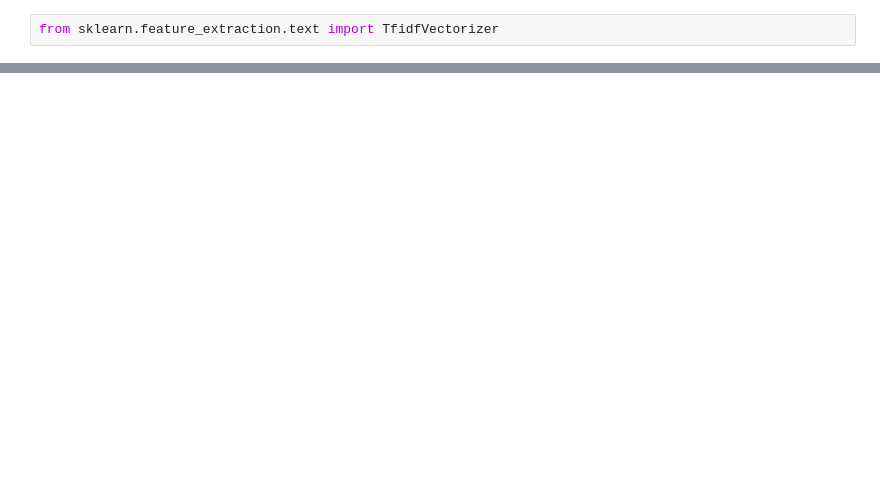
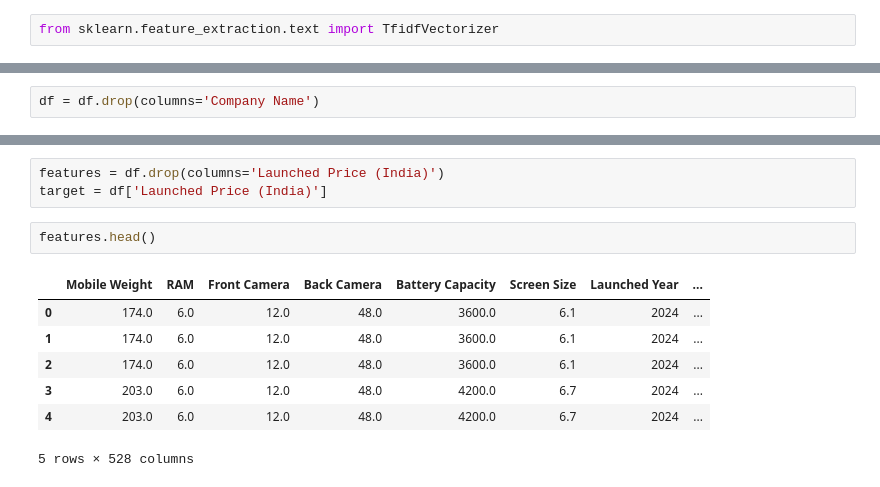
Before and after one commit to GENTLEW1ND/Python, a Jupyter notebook: Smartphone_price_prediction.ipynb, the cells around one changed output, grey strips where cells are left out. Saved outputs shown, nothing was run; the diff lists cells and outputs as text; blank space fills up the shorter version.

```diff
--- a/Smartphone_price_prediction.ipynb
+++ b/Smartphone_price_prediction.ipynb
@@ -349,0 +386,2 @@ data.head()
+# %%
+df = df.drop(columns='Company Name')
@@ -349,0 +408,13 @@ data.head()
+# %%
+features = df.drop(columns='Launched Price (India)')
+target = df['Launched Price (India)']
+# %%
+features.head()
+# %% [output]
+|  | Mobile Weight | RAM | Front Camera | Back Camera | Battery Capacity | Screen Size | Launched Year | ... |
+| 0 | 174.0 | 6.0 | 12.0 | 48.0 | 3600.0 | 6.1 | 2024 | ... |
+| 1 | 174.0 | 6.0 | 12.0 | 48.0 | 3600.0 | 6.1 | 2024 | ... |
+| 2 | 174.0 | 6.0 | 12.0 | 48.0 | 3600.0 | 6.1 | 2024 | ... |
+| 3 | 203.0 | 6.0 | 12.0 | 48.0 | 4200.0 | 6.7 | 2024 | ... |
+| 4 | 203.0 | 6.0 | 12.0 | 48.0 | 4200.0 | 6.7 | 2024 | ... |
+5 rows × 528 columns
```
Also changed, not shown: parts of 12 cells of this notebook.
